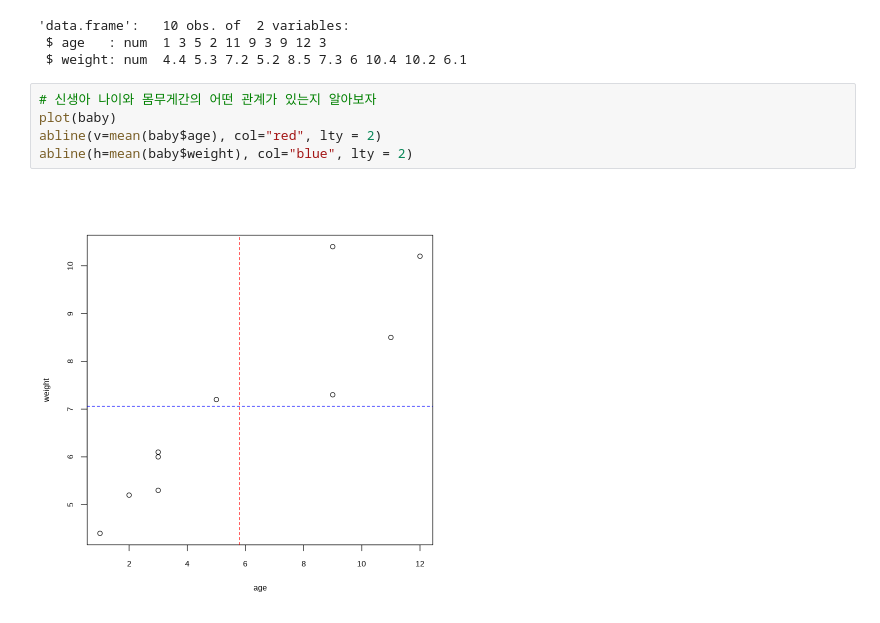
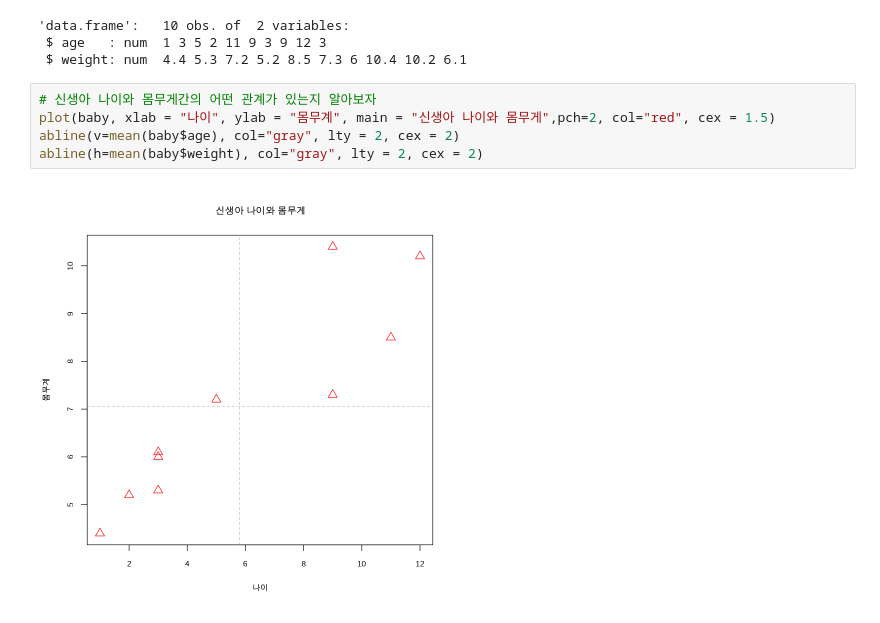
Before and after one commit to gyujin0450/Rstudy, a Jupyter notebook: 401_연속형데이터시각화.ipynb, the cells around one changed output. Drawn from its saved outputs; the diff is of its cells as text.

```diff
--- a/401_연속형데이터시각화.ipynb
+++ b/401_연속형데이터시각화.ipynb
@@ -259,8 +259,8 @@ str(baby)
  $ weight: num  4.4 5.3 7.2 5.2 8.5 7.3 6 10.4 10.2 6.1
 # %%
 # 신생아 나이와 몸무게간의 어떤 관계가 있는지 알아보자
-plot(baby)
-abline(v=mean(baby$age), col="red", lty = 2)
-abline(h=mean(baby$weight), col="blue", lty = 2)
+plot(baby, xlab = "나이", ylab = "몸무계", main = "신생아 나이와 몸무게",pch=2, col="red", cex = 1.5)
+abline(v=mean(baby$age), col="gray", lty = 2, cex = 2)
+abline(h=mean(baby$weight), col="gray", lty = 2, cex = 2)
 # %% [output]
-[figure, old version]
+[figure, new version]
```
